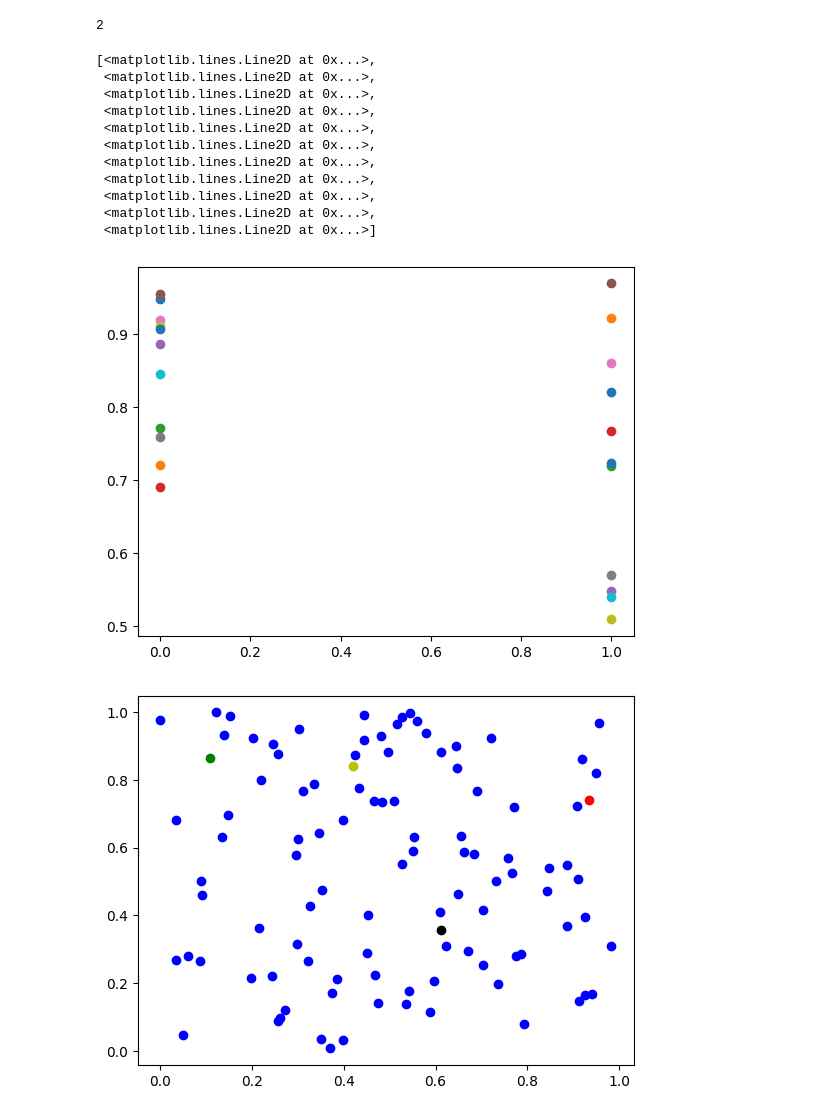
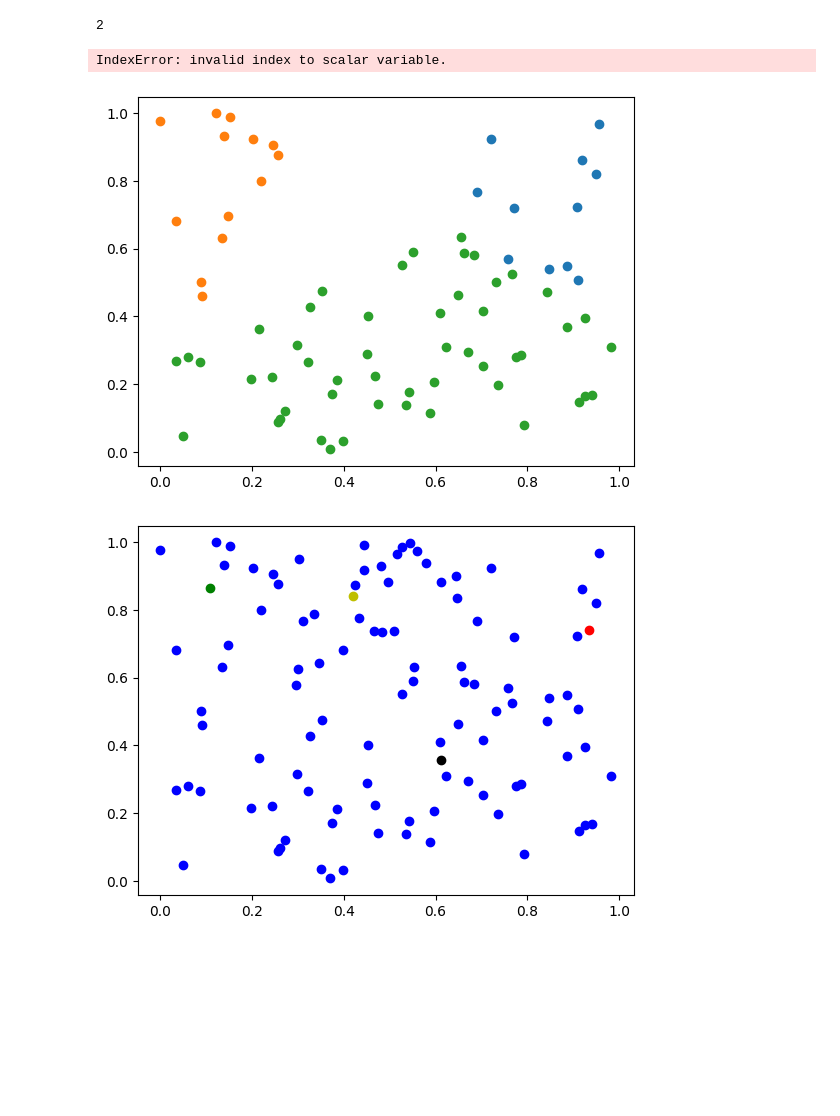
Before and after one commit to OmerFaruk-Celik/YapayZeka, a Jupyter notebook: K-Means.ipynb, the cells around one changed output. Drawn from its saved outputs; the diff is of its cells as text; code cells hidden in the pictures; blank space fills up the shorter version.

```diff
--- a/K-Means.ipynb
+++ b/K-Means.ipynb
@@ -37,20 +37,13 @@ for i in range(len(noktalar[0])):
     dizi[indis][0].append(x)
     dizi[indis][1].append(y)
 # %%
-plt.plot(r[],"o")
+plt.plot(r[0],r[1],"o")
+plt.plot(g[0],g[1],"o")
+plt.plot(k[0],k[1],"o")
+plt.plot(y[0],y[1],"o")
 # %% [output]
-[<matplotlib.lines.Line2D at 0x...>,
- <matplotlib.lines.Line2D at 0x...>,
- <matplotlib.lines.Line2D at 0x...>,
- <matplotlib.lines.Line2D at 0x...>,
- <matplotlib.lines.Line2D at 0x...>,
- <matplotlib.lines.Line2D at 0x...>,
- <matplotlib.lines.Line2D at 0x...>,
- <matplotlib.lines.Line2D at 0x...>,
- <matplotlib.lines.Line2D at 0x...>,
- <matplotlib.lines.Line2D at 0x...>,
- <matplotlib.lines.Line2D at 0x...>]
+IndexError: invalid index to scalar variable.
-[figure, old version]
+[figure, new version]
 # %%
 plt.plot(noktalar[0],noktalar[1],"bo")
 plt.plot(gruplar[0][0],gruplar[1][0],"ro")
```
